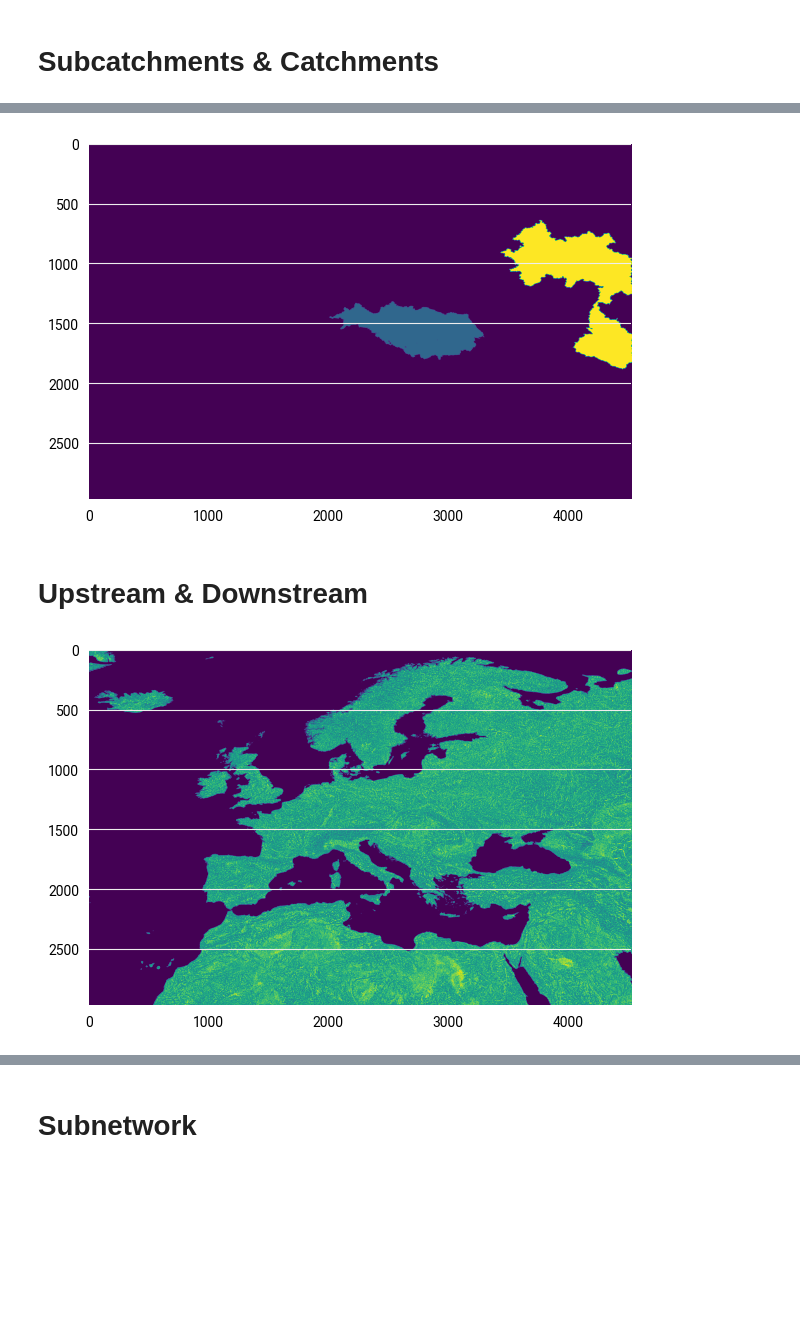
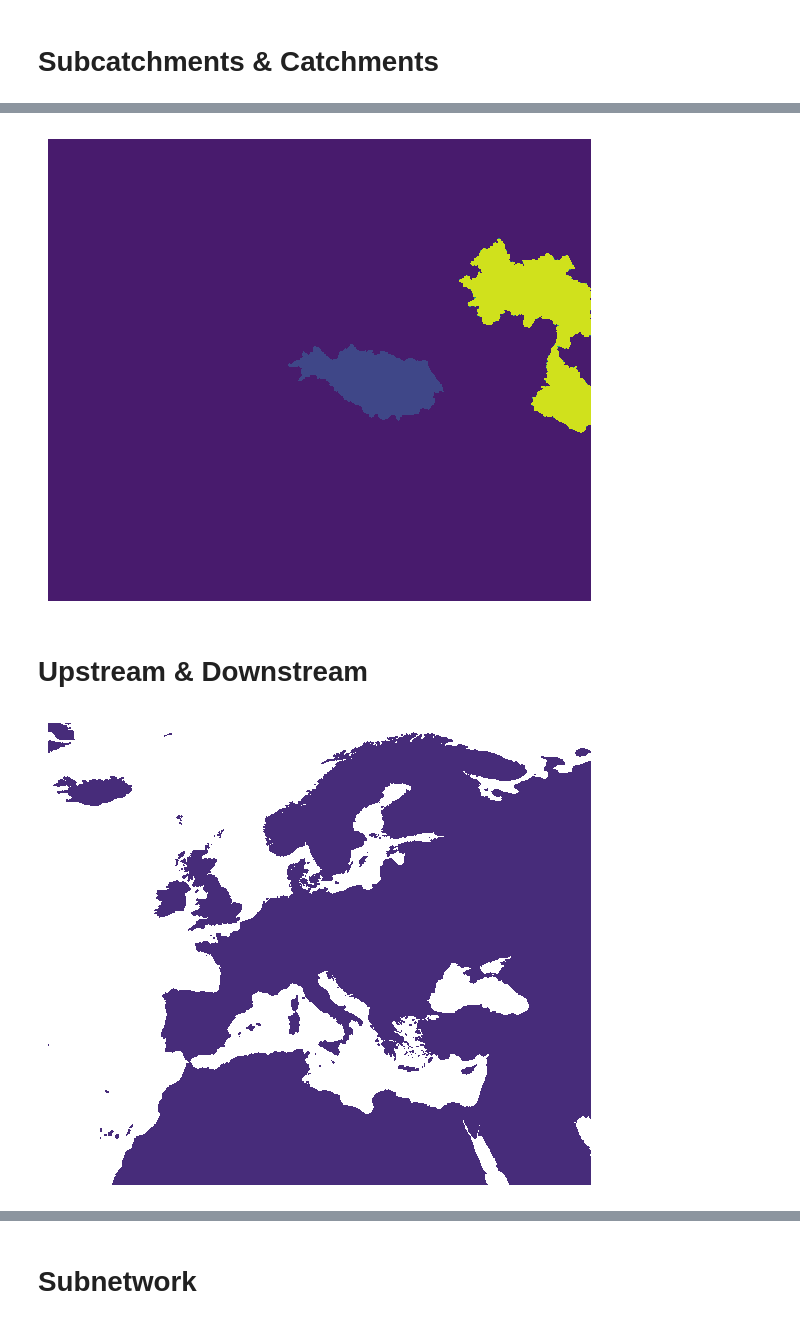
Before and after one commit to ecmwf/earthkit-hydro, a Jupyter notebook: docs/notebooks/example.ipynb, the cells around one changed output, grey strips where cells are left out. Drawn from its saved outputs; the diff is of its cells as text; code cells hidden in the pictures; blank space fills up the shorter version.

```diff
--- a/docs/notebooks/example.ipynb
+++ b/docs/notebooks/example.ipynb
@@ -2,9 +2,20 @@
 import earthkit.hydro as ekh
 import numpy as np
 import matplotlib.pyplot as plt
+import matplotlib as mpl
 import earthkit.data as ekd
 import earthkit.plots as ekp
 import earthkit.plots.quickplot as qplot
+
+
+# helper function to create plots
+def plot(data, norm=mpl.colors.LogNorm()):
+    _, ax = plt.subplots()
+    ax.contourf(data, norm=norm)
+    ax.invert_yaxis()
+    ax.grid(False)
+    plt.axis("off")
+    plt.show()
 # %% [markdown]
 # River Network Creation
 # %%
@@ -35,7 +46,7 @@ plt.show()
 # %%
 # create or load the points of interest
 points = np.zeros(network.mask.shape)
-points[1801, 4529] = 3  # largest catchment's sink is at (1801, 4529)
+points[1801, 4529] = 5  # largest catchment's sink is at (1801, 4529)
 points[886, 3999] = 2  # point within largest catchment but not the sink
 points[1621, 3298] = 1  # separate catchment
 # %%
@@ -49,19 +59,17 @@ plt.show()
 # %%
 # find and plot the catchments
 # note: the subcatchment has been overwritten
 catchment_field = network.catchment(points)
 
-plt.imshow(catchment_field)
-plt.show()
+plot(catchment_field, norm=None)
 # %% [output]
-[figure, old version]
+[figure, new version]
 # %% [markdown]
 # Upstream & Downstream
 # %%
 upstream_field = network.upstream(field)
-plt.imshow(upstream_field > 0)  # show all cells with an upstream
-plt.show()
+plot(upstream_field > 0)  # show all cells with an upstream
 # %% [output]
-[figure, old version]
+[figure, new version]
 # %%
 downstream_field = network.downstream(field)
```
Also changed, not shown: parts of 8 cells of this notebook, 1 other file.
